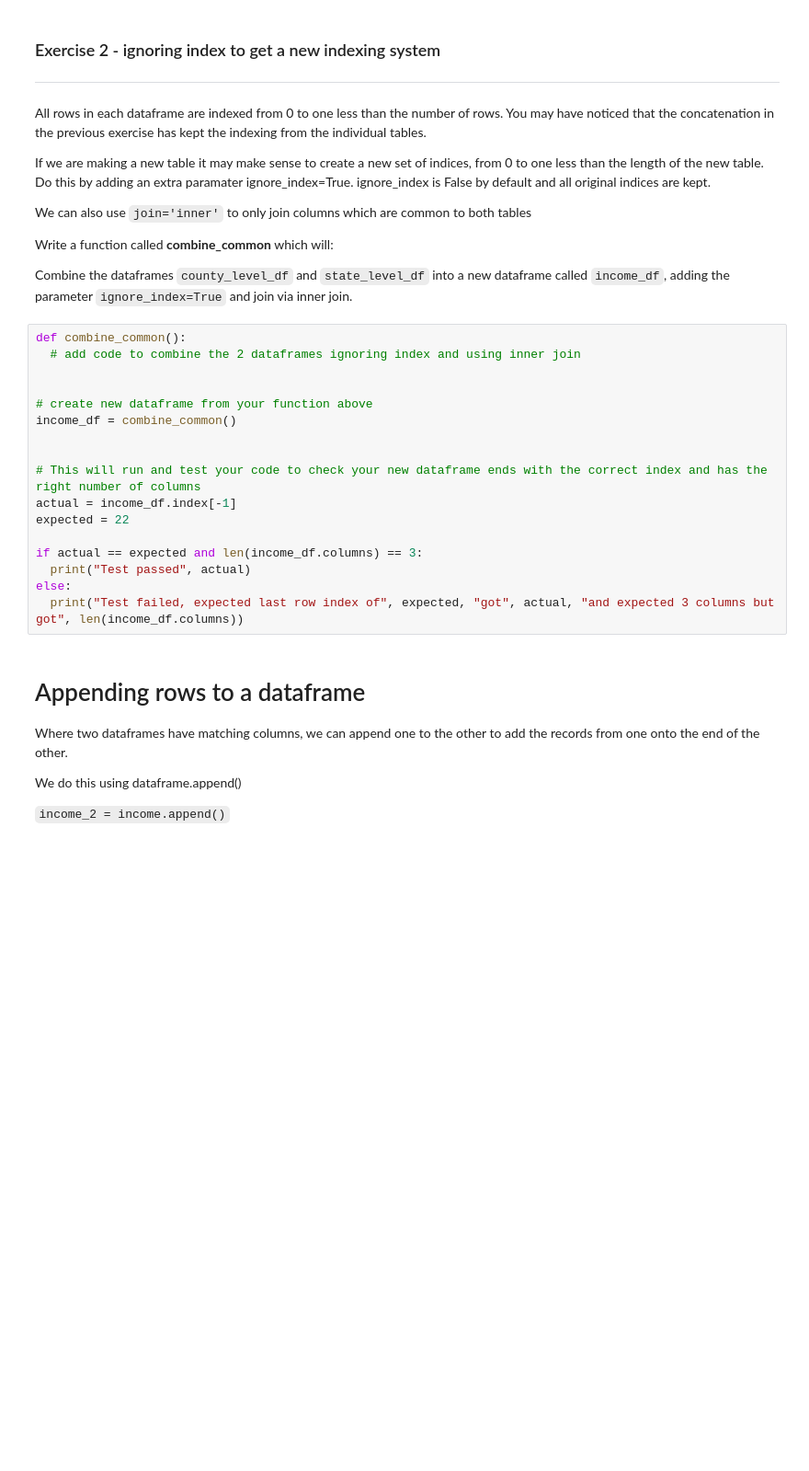
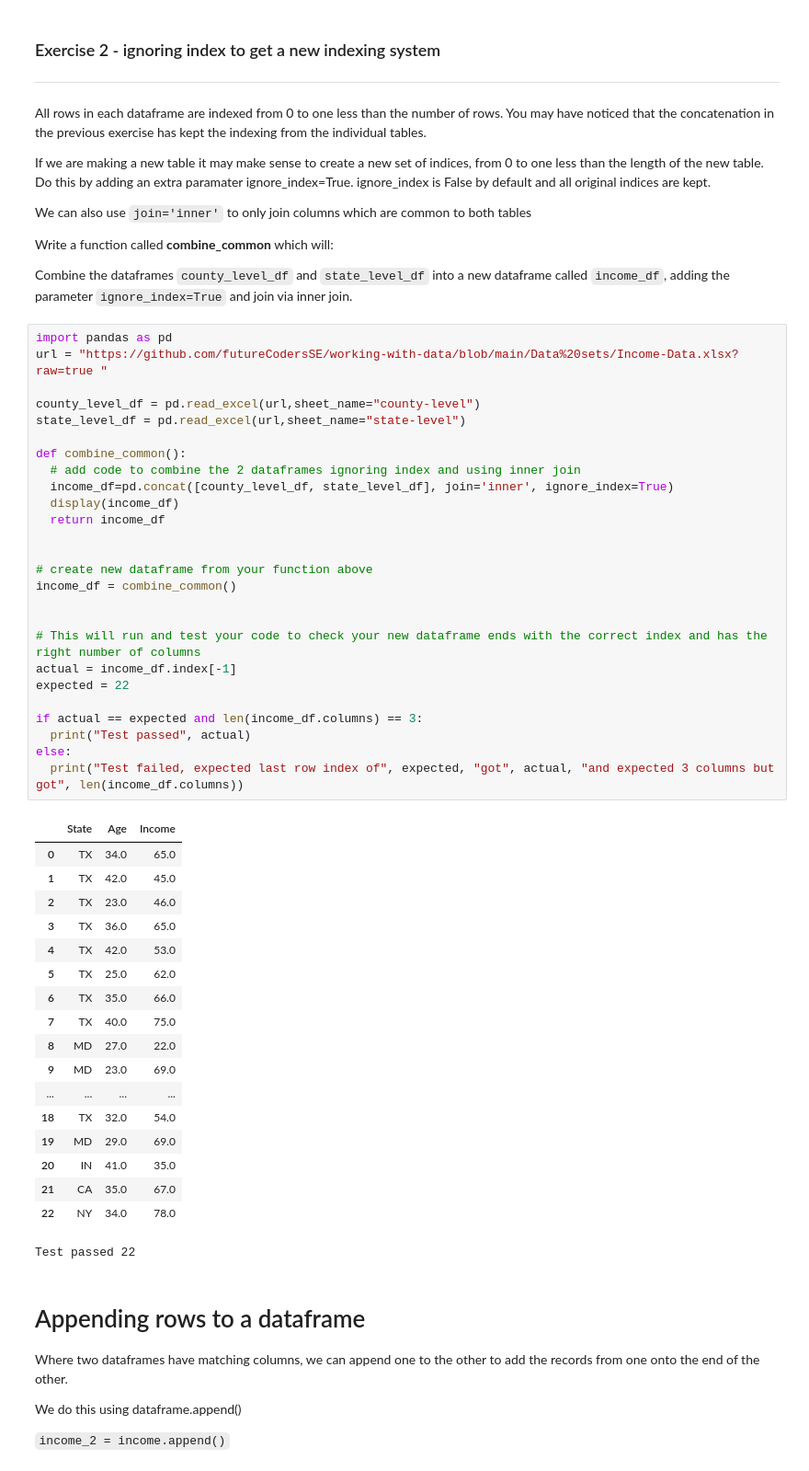
Before and after one commit to gvillanucci/PythonFundamentalsGV, a Jupyter notebook: Worksheets/4_Wrangle_the_data.ipynb, the cells around one changed output. Shown: that part at 92% size. Cells and saved outputs as stored; diff of their text form; blank space fills up the shorter version.

```diff
--- a/Worksheets/4_Wrangle_the_data.ipynb
+++ b/Worksheets/4_Wrangle_the_data.ipynb
@@ -169,22 +169,50 @@ Write a function called **combine_common** which will:
 
 Combine the dataframes `county_level_df` and `state_level_df` into a new dataframe called `income_df`, adding the parameter `ignore_index=True` and join via inner join.
 # %%
+import pandas as pd
+url = "https://github.com/futureCodersSE/working-with-data/blob/main/Data%20sets/Income-Data.xlsx?raw=true "
+
+county_level_df = pd.read_excel(url,sheet_name="county-level")
+state_level_df = pd.read_excel(url,sheet_name="state-level")
+
 def combine_common():
   # add code to combine the 2 dataframes ignoring index and using inner join
+  income_df=pd.concat([county_level_df, state_level_df], join='inner', ignore_index=True)
+  display(income_df)
+  return income_df
 
 
 # create new dataframe from your function above
 income_df = combine_common()
 
 
 # This will run and test your code to check your new dataframe ends with the correct index and has the right number of columns
 actual = income_df.index[-1]
 expected = 22
 
 if actual == expected and len(income_df.columns) == 3:
   print("Test passed", actual)
 else:
   print("Test failed, expected last row index of", expected, "got", actual, "and expected 3 columns but got", len(income_df.columns))
+# %% [output]
+|  | State | Age | Income |
+| 0 | TX | 34.0 | 65.0 |
+| 1 | TX | 42.0 | 45.0 |
+| 2 | TX | 23.0 | 46.0 |
+| 3 | TX | 36.0 | 65.0 |
+| 4 | TX | 42.0 | 53.0 |
+| 5 | TX | 25.0 | 62.0 |
+| 6 | TX | 35.0 | 66.0 |
+| 7 | TX | 40.0 | 75.0 |
+| 8 | MD | 27.0 | 22.0 |
+| 9 | MD | 23.0 | 69.0 |
+| ... | ... | ... | ... |
+| 18 | TX | 32.0 | 54.0 |
+| 19 | MD | 29.0 | 69.0 |
+| 20 | IN | 41.0 | 35.0 |
+| 21 | CA | 35.0 | 67.0 |
+| 22 | NY | 34.0 | 78.0 |
+Test passed 22
 # %% [markdown]
 # Appending rows to a dataframe
 
```
Also changed, not shown: parts of 2 cells of this notebook.
